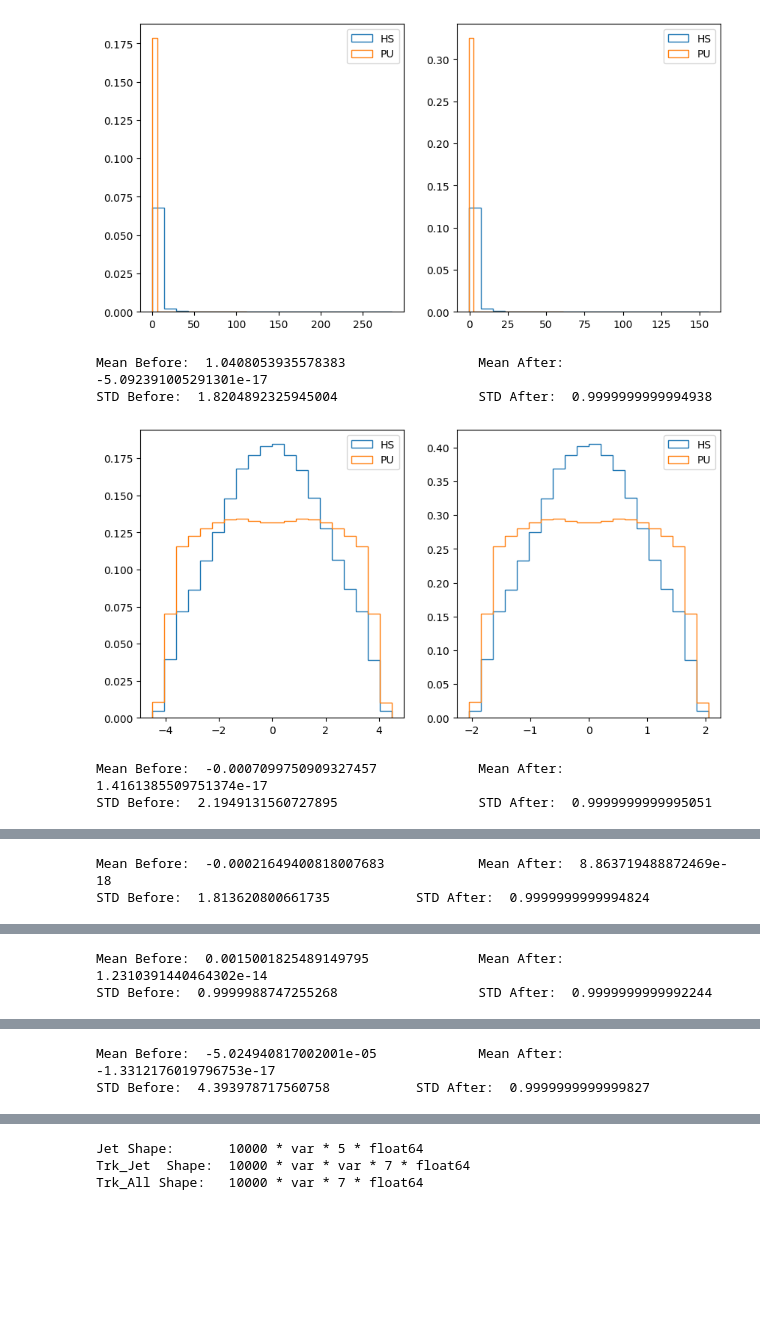
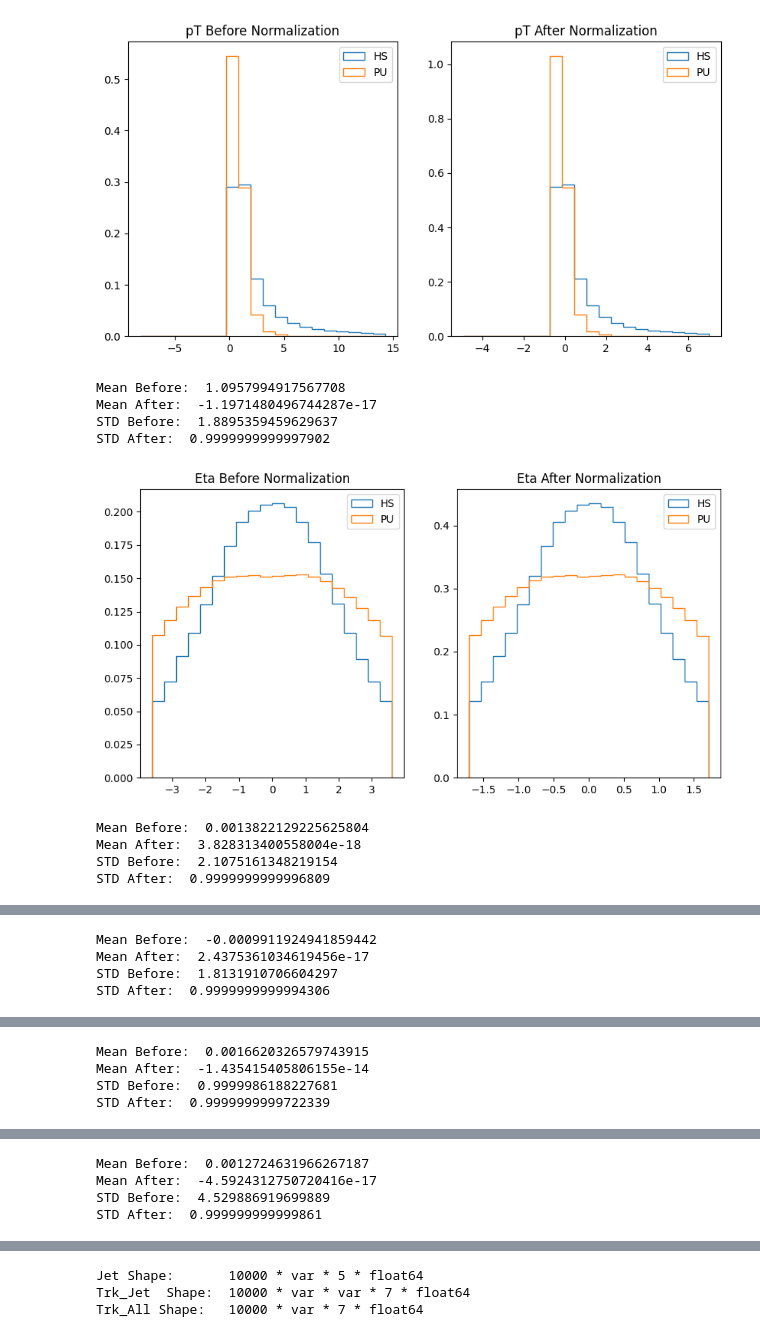
Before and after one commit to LukeV37/Pileup_Project, a Jupyter notebook: models/Preprocessing.ipynb, the cells around one changed output, grey strips where cells are left out. Drawn from its saved outputs; the diff is of its cells as text; code cells hidden in the pictures; blank space fills up the shorter version.

```diff
--- a/models/Preprocessing.ipynb
+++ b/models/Preprocessing.ipynb
@@ -8,7 +8,7 @@ import pickle
 import torch
 import torch.nn.functional as F
 # %%
-with uproot.open("../pythia/output/dataset_4b_mu60_NumEvents10k_MinJetpT25.root:fastjet") as f:
+with uproot.open("../pythia/output/dataset_ttbarMG_mu60_NumEvents10k_MinJetpT25.root:fastjet") as f:
     jet_pt = f["jet_pt"].array()
     jet_eta = f["jet_eta"].array()
     jet_phi = f["jet_phi"].array()
@@ -121,34 +138,53 @@ STD Before:  9.160679632880875           STD After:  0.9998271103505596
 # %%
 num_trk_feats = len(selected_tracks[0][0][0])-1
 
 sig = selected_tracks[:,:,:,-1]==-1
 bkg = ~sig
+
+var_list = ['pT','Eta','Phi','Charge', 'd0', 'z0']
 
 norm_list = []
 for i in range(num_trk_feats):
     feat = selected_tracks[:,:,:,i]
     mean = ak.mean(feat)
     std = ak.std(feat)
     norm = (feat-mean)/std
     norm_list.append(norm)
     fig, (ax1, ax2) = plt.subplots(1,2, figsize=(10,5))
-    ax1.hist(ak.ravel(feat[sig]),label='HS',histtype='step',bins=20,density=True)
-    ax1.hist(ak.ravel(feat[bkg]),label='PU',histtype='step',bins=20,density=True)
+    mini=ak.mean(feat[sig])-2*ak.std(feat[sig])
+    maxi=ak.mean(feat[sig])+2*ak.std(feat[sig])
+    ax1.hist(ak.ravel(feat[sig]),label='HS',histtype='step',bins=20,range=(mini,maxi),density=True)
+    ax1.hist(ak.ravel(feat[bkg]),label='PU',histtype='step',bins=20,range=(mini,maxi),density=True)
+    ax1.set_title(var_list[i]+" Before Normalization")
     ax1.legend()
-    ax2.hist(ak.ravel(norm[sig]),label='HS',histtype='step',bins=20,density=True)
-    ax2.hist(ak.ravel(norm[bkg]),label='PU',histtype='step',bins=20,density=True)
+    if '0' in var_list[i]:
+        ax1.set_yscale('log')
+    mini=ak.mean(norm[sig])-2*ak.std(norm[sig])
+    maxi=ak.mean(norm[sig])+2*ak.std(norm[sig])
+    ax2.hist(ak.ravel(norm[sig]),label='HS',histtype='step',bins=20,range=(mini,maxi),density=True)
+    ax2.hist(ak.ravel(norm[bkg]),label='PU',histtype='step',bins=20,range=(mini,maxi),density=True)
+    ax2.set_title(var_list[i]+" After Normalization")
     ax2.legend()
+    if '0' in var_list[i]:
+        ax2.set_yscale('log')
     plt.show()
-    print("Mean Before: ", mean, "\t\t Mean After: ", ak.mean(norm))
-    print("STD Before: ", std, "\t\t STD After: ", ak.std(norm))
+    print("Mean Before: ", mean, "\nMean After: ", ak.mean(norm))
+    print("STD Before: ", std, "\nSTD After: ", ak.std(norm))
+
+# Add label
 norm_list.append(selected_tracks[:,:,:,-1])
 
+# Combine features
 Norm_list = [x[:,:,:,np.newaxis] for x in norm_list]
 selected_tracks = ak.concatenate(Norm_list, axis=3)
 # %% [output]
-[figure, old version]
+[figure, new version]
-Mean Before:  1.0408053935578383                 Mean After:  -5.092391005291301e-17
-STD Before:  1.8204892325945004                  STD After:  0.9999999999994938
+Mean Before:  1.0957994917567708
+Mean After:  -1.1971480496744287e-17
+STD Before:  1.8895359459629637
+STD After:  0.9999999999997902
-[figure, old version]
+[figure, new version]
-Mean Before:  -0.0007099750909327457             Mean After:  1.4161385509751374e-17
-STD Before:  2.1949131560727895                  STD After:  0.9999999999995051
+Mean Before:  0.0013822129225625804
+Mean After:  3.828313400558004e-18
+STD Before:  2.1075161348219154
+STD After:  0.9999999999996809
@@ -156,2 +192,4 @@ STD Before:  2.1949131560727895                  STD After:  0.9999999999995051
-Mean Before:  -0.00021649400818007683            Mean After:  8.863719488872469e-18
-STD Before:  1.813620800661735           STD After:  0.9999999999994824
+Mean Before:  -0.0009911924941859442
+Mean After:  2.4375361034619456e-17
+STD Before:  1.8131910706604297
+STD After:  0.9999999999994306
@@ -159,2 +197,4 @@ STD Before:  1.813620800661735           STD After:  0.9999999999994824
-Mean Before:  0.0015001825489149795              Mean After:  1.2310391440464302e-14
-STD Before:  0.9999988747255268                  STD After:  0.9999999999992244
+Mean Before:  0.0016620326579743915
+Mean After:  -1.435415405806155e-14
+STD Before:  0.9999986188227681
+STD After:  0.9999999999722339
@@ -162,2 +202,4 @@ STD Before:  0.9999988747255268                  STD After:  0.9999999999992244
-Mean Before:  -5.024940817002001e-05             Mean After:  -1.3312176019796753e-17
-STD Before:  4.393978717560758           STD After:  0.9999999999999827
+Mean Before:  0.0012724631966267187
+Mean After:  -4.5924312750720416e-17
+STD Before:  4.529886919699889
+STD After:  0.999999999999861
```
Also changed, not shown: parts of 12 cells of this notebook.
